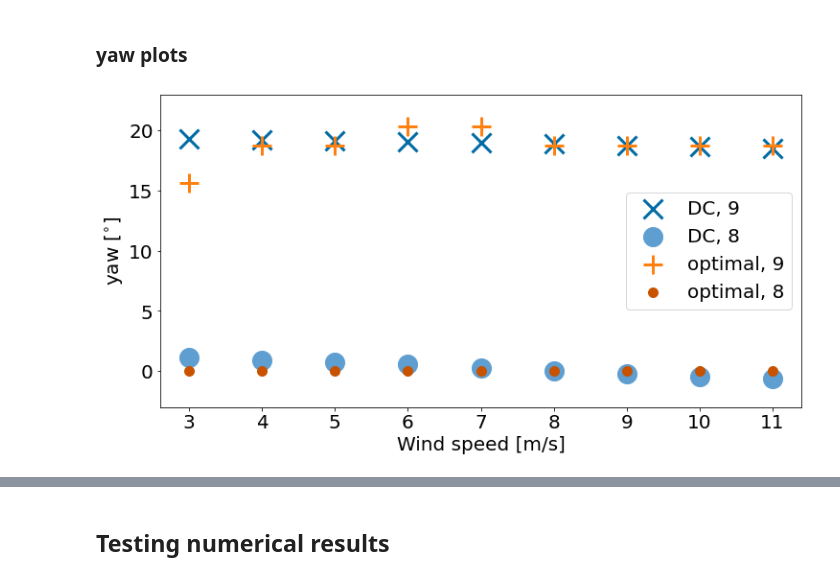
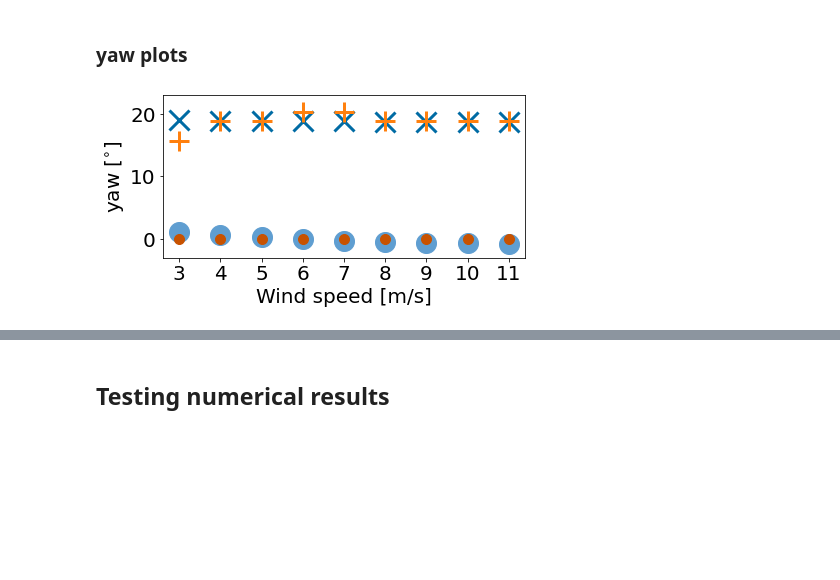
Before and after one commit to janiadcock/floris_torch, a Jupyter notebook: ACC.ipynb, the cells around one changed output, grey strips where cells are left out. Saved outputs shown, nothing was run; the diff lists cells and outputs as text; code cells hidden in the pictures; blank space fills up the shorter version.

```diff
--- a/ACC.ipynb
+++ b/ACC.ipynb
@@ -496,38 +496,38 @@ t1_8t_FLORIS = yaws_FLORIS[2][:,7]
 
 ws = ws_test
 wd = wd_test.repeat(ws.shape[0])
 active_turbs = active_turbs_test[3].repeat(ws.shape[0], 1)
 x_coord_rotated, y_coord_rotated, mesh_x_rotated, \
     mesh_y_rotated, mesh_z, inds_sorted = \
     floris_pt.get_turbine_mesh(wd, x_coord, y_coord, z_coord)
 _, scaled_u, _ = get_control(model, ws, inds_sorted, ws_min, ws_max, \
     active_turbs=active_turbs)
 t1_9t_DC = scaled_u[:,7,0,0].squeeze().detach().numpy()
 
 active_turbs = active_turbs_test[2].repeat(ws.shape[0], 1)
 x_coord_rotated, y_coord_rotated, mesh_x_rotated, \
     mesh_y_rotated, mesh_z, inds_sorted = \
     floris_pt.get_turbine_mesh(wd, x_coord, y_coord, z_coord)
 _, scaled_u, _ = get_control(model, ws, inds_sorted, ws_min, ws_max, \
     active_turbs=active_turbs)
 t1_8t_DC = scaled_u[:,7,0,0].squeeze().detach().numpy()
 
 plt.scatter(ws_test, t1_9t_DC, color=colors[0], marker='x', label="DC, 9")
 plt.scatter(ws_test, t1_8t_DC, color=colors[4], marker='o', label="DC, 8")
-plt.scatter(ws_test, t1_9t_FLORIS, color=colors[1], marker='+', label="optimal, 9")
-plt.scatter(ws_test, t1_8t_FLORIS, color=colors[5], marker='.', label="optimal, 8")
+plt.scatter(ws_test, t1_9t_FLORIS, color=colors[1], marker='+', label="lookup, 9")
+plt.scatter(ws_test, t1_8t_FLORIS, color=colors[5], marker='.', label="lookup, 8")
 plt.xlabel("Wind speed [m/s]")
 plt.ylabel(r'yaw $[^{\circ}]$')
 plt.ylim([-3, 23])
-plt.legend()
+# plt.legend()
 fig = plt.gcf()
-fig.set_size_inches(12,6)
+fig.set_size_inches(6.5,3)
 plt.xticks(ticks=ws_test, labels=[str(ws) for ws in ws_test.detach().numpy()])
 plt.savefig('/Users/jani/Documents/research/windFarmControl/presentations/2023_ACC/figures_larger/yaw_t2.png',
              bbox_inches='tight')
 plt.show()
 # %% [output]
-[figure, old version]
+[figure, new version]
 # %%
 t2_9t_FLORIS = yaws_FLORIS[3][:,4]
 t2_8t_FLORIS = yaws_FLORIS[2][:,4]
```
Also changed, not shown: parts of 4 cells of this notebook.
